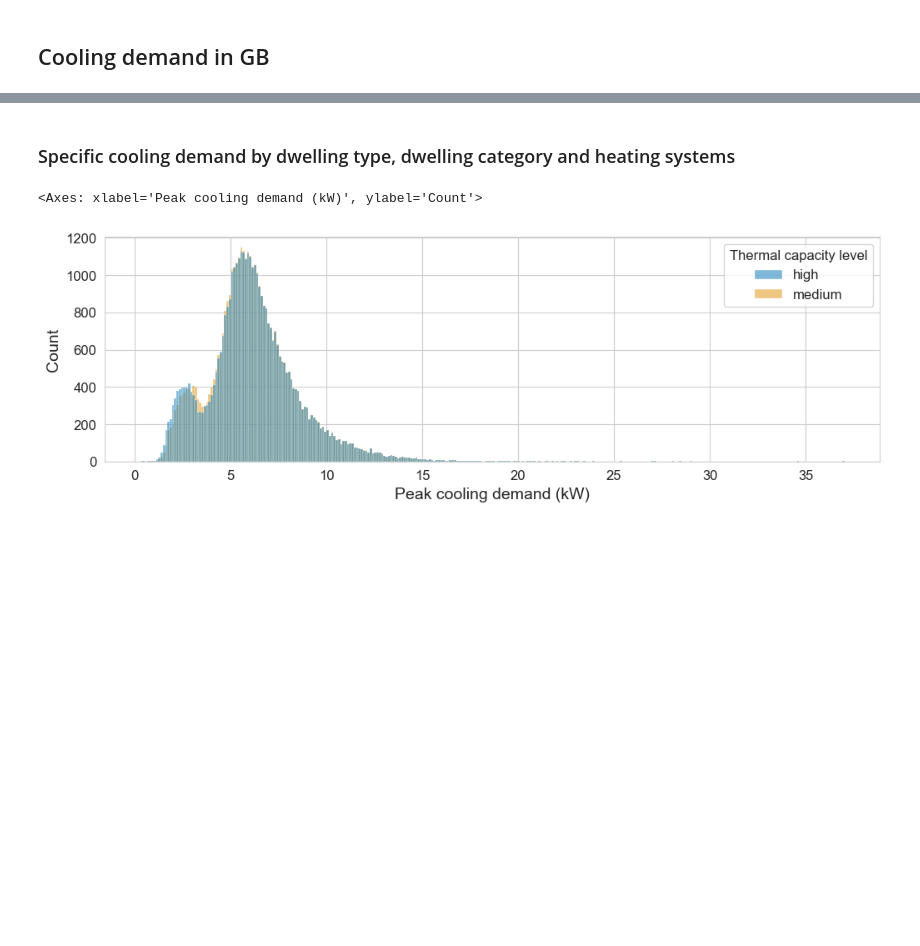
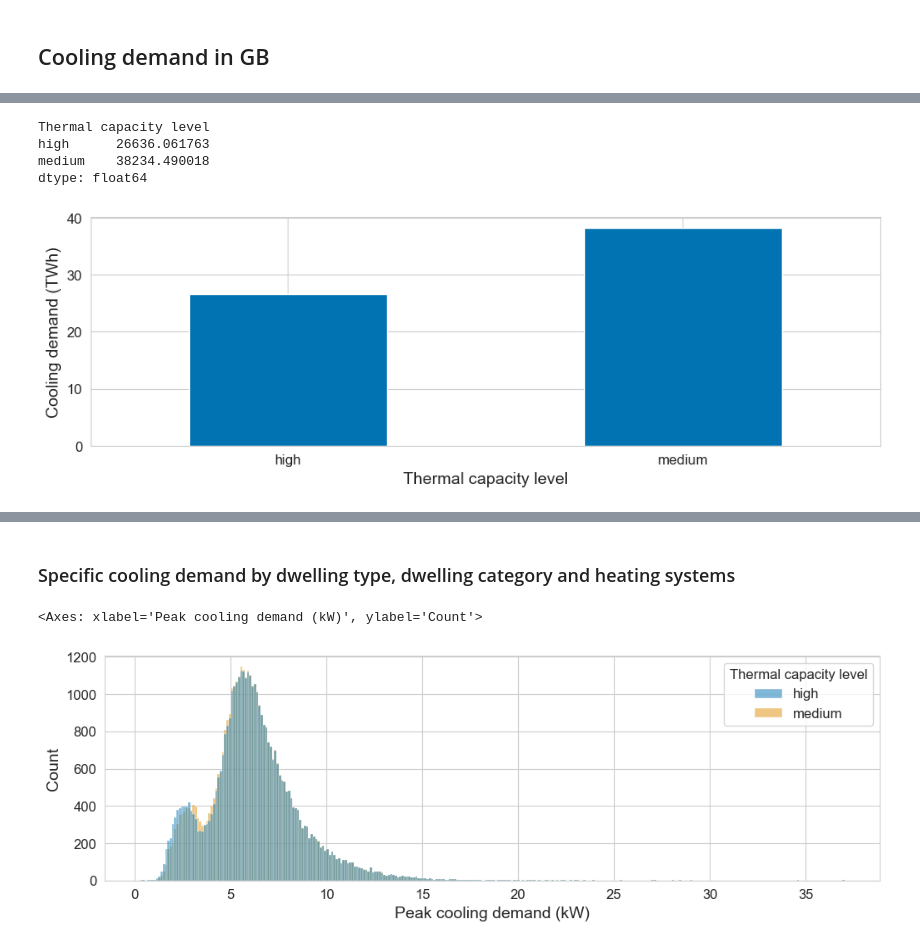
Before and after one commit to AlexandreLab/cooling_demand_UK, a Jupyter notebook: notebooks/visualisation_paper_sensitivity.ipynb, the cells around one changed output, grey strips where cells are left out. Saved outputs shown, nothing was run; the diff lists cells and outputs as text; code cells hidden in the pictures; blank space fills up the shorter version.

```diff
--- a/notebooks/visualisation_paper_sensitivity.ipynb
+++ b/notebooks/visualisation_paper_sensitivity.ipynb
@@ -152,0 +163,13 @@ ic| temp_path: WindowsPath('C:/Users/sceac10/OneDrive - Cardiff University/Gener
+# %%
+fig, ax = plt.subplots(figsize=figsize)
+(cooling_demand / 1000000000).sum().plot.bar(ax=ax, rot=0)
+ax.get_yaxis().set_major_formatter(
+    tkr.FuncFormatter(lambda x, p: "{:,.0f}".format(x)))
+ax.set_ylabel(schema.VisualisationSchema.COOLINGDEMAND_TWH)
+(cooling_demand / 1000000000).sum()
+# %% [output]
+Thermal capacity level
+high      26636.061763
+medium    38234.490018
+dtype: float64
+[figure, added]
```
Also changed, not shown: parts of 14 cells of this notebook, 8 other files.
